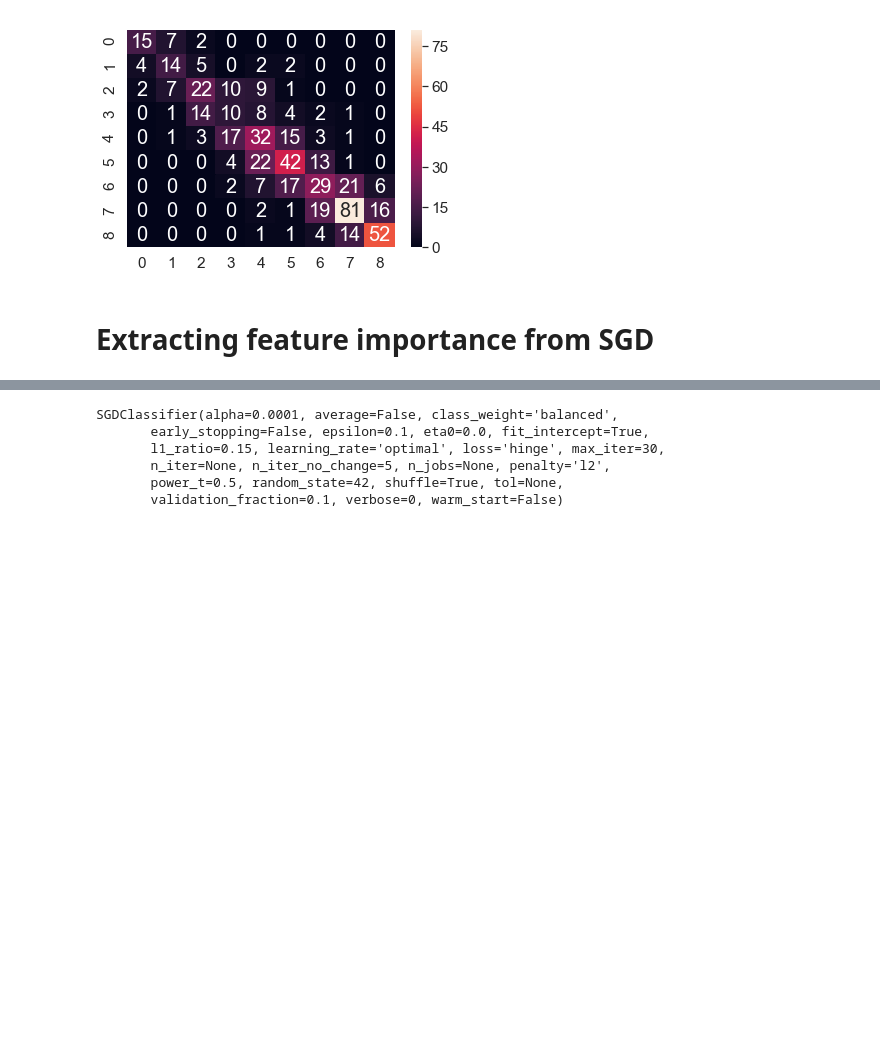
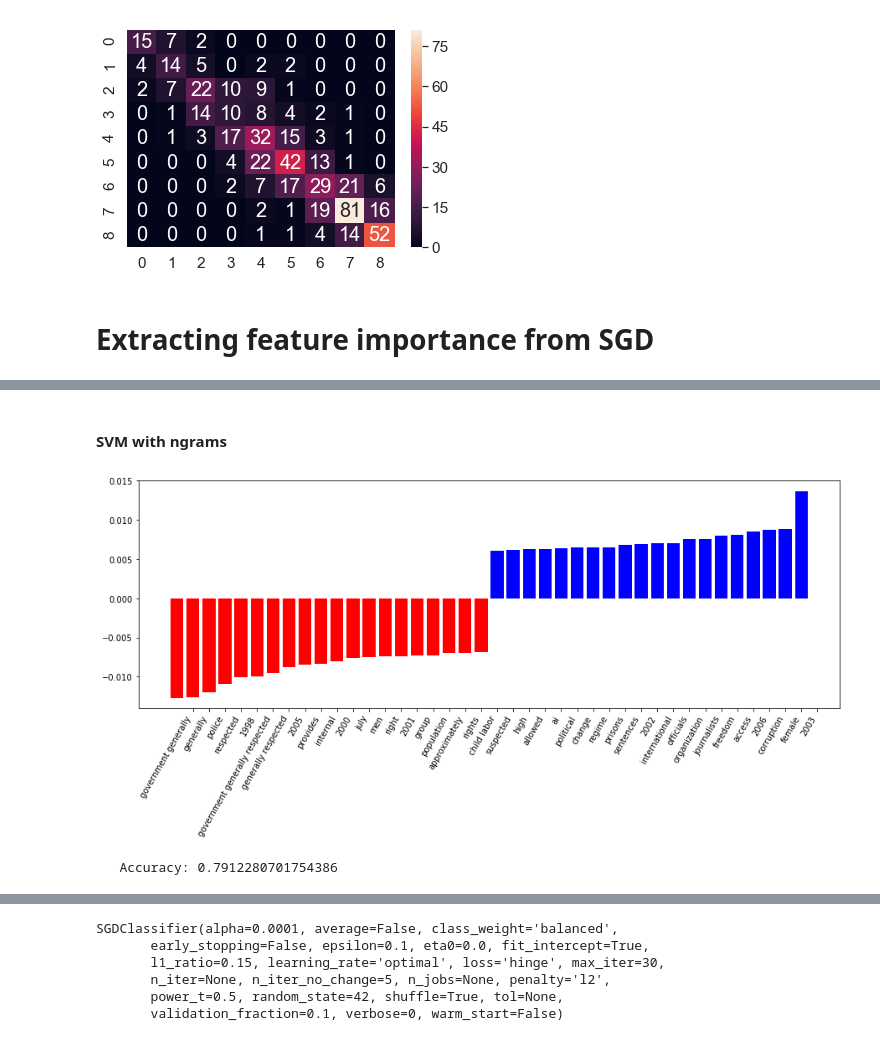
Before and after one commit to slramirez/MS_hackathon, a Jupyter notebook: notebooks/POS approach.ipynb, the cells around one changed output, grey strips where cells are left out. Cells and saved outputs as stored; diff of their text form; code cells hidden in the pictures; blank space fills up the shorter version.

```diff
--- a/notebooks/POS approach.ipynb
+++ b/notebooks/POS approach.ipynb
@@ -704,0 +705,7 @@ Feature Names: ['00' '000' '0000' ... 'zyrianovsk' 'zyrnagjiu' 'zziwa']
+# %% [markdown]
+#### SVM with ngrams
+# %%
+fit_model_report_features(svm_ngrams)
+# %% [output]
+[figure, added]
+   Accuracy: 0.7912280701754386
```
Also changed, not shown: parts of 52 cells of this notebook, 1 other file.
